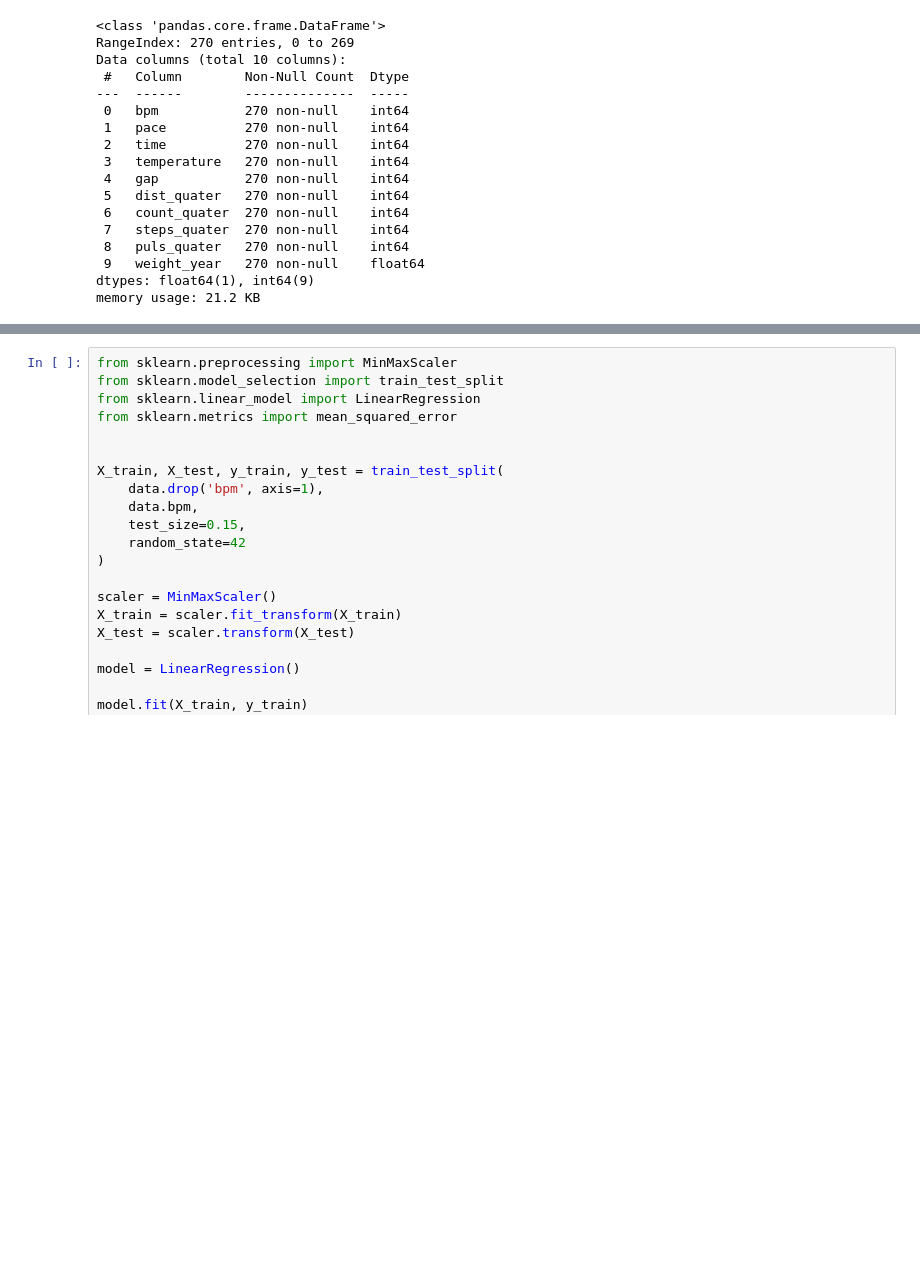
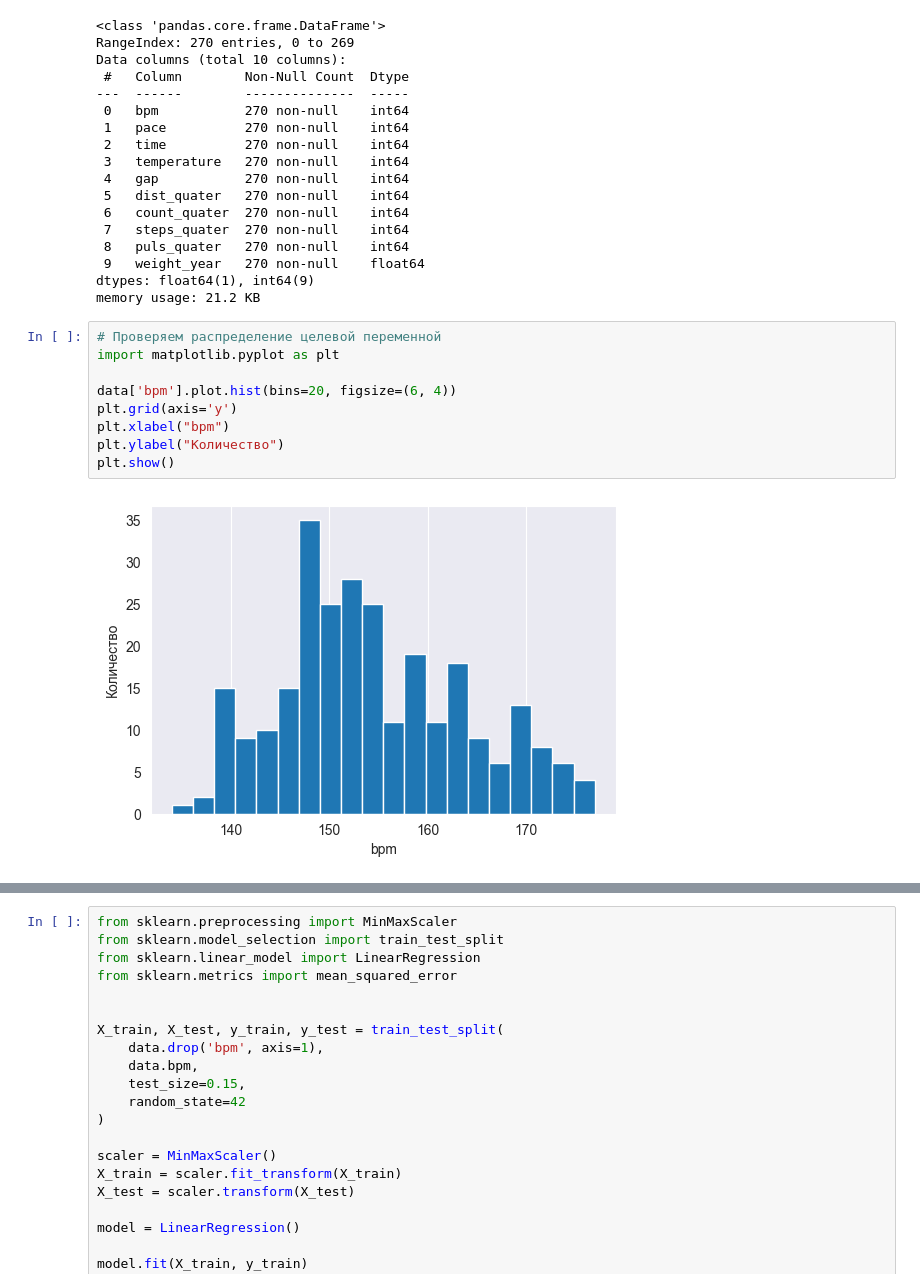
Before and after one commit to rvitamin/ML-Basic, a Jupyter notebook: Project_Pulse/12 Training Linerregression optim dataset.ipynb, the cells around one changed output, grey strips where cells are left out. Saved outputs shown, nothing was run; the diff lists cells and outputs as text; blank space fills up the shorter version.

```diff
--- a/Project_Pulse/12 Training Linerregression optim dataset.ipynb
+++ b/Project_Pulse/12 Training Linerregression optim dataset.ipynb
@@ -30,3 +30,14 @@ Data columns (total 10 columns):
  9   weight_year   270 non-null    float64
 dtypes: float64(1), int64(9)
 memory usage: 21.2 KB
+# %%
+# Проверяем распределение целевой переменной
+import matplotlib.pyplot as plt
+
+data['bpm'].plot.hist(bins=20, figsize=(6, 4))
+plt.grid(axis='y')
+plt.xlabel("bpm")
+plt.ylabel("Количество")
+plt.show()
+# %% [output]
+[figure, added]
```
Also changed, not shown: parts of 2 cells of this notebook, 13 other files.
